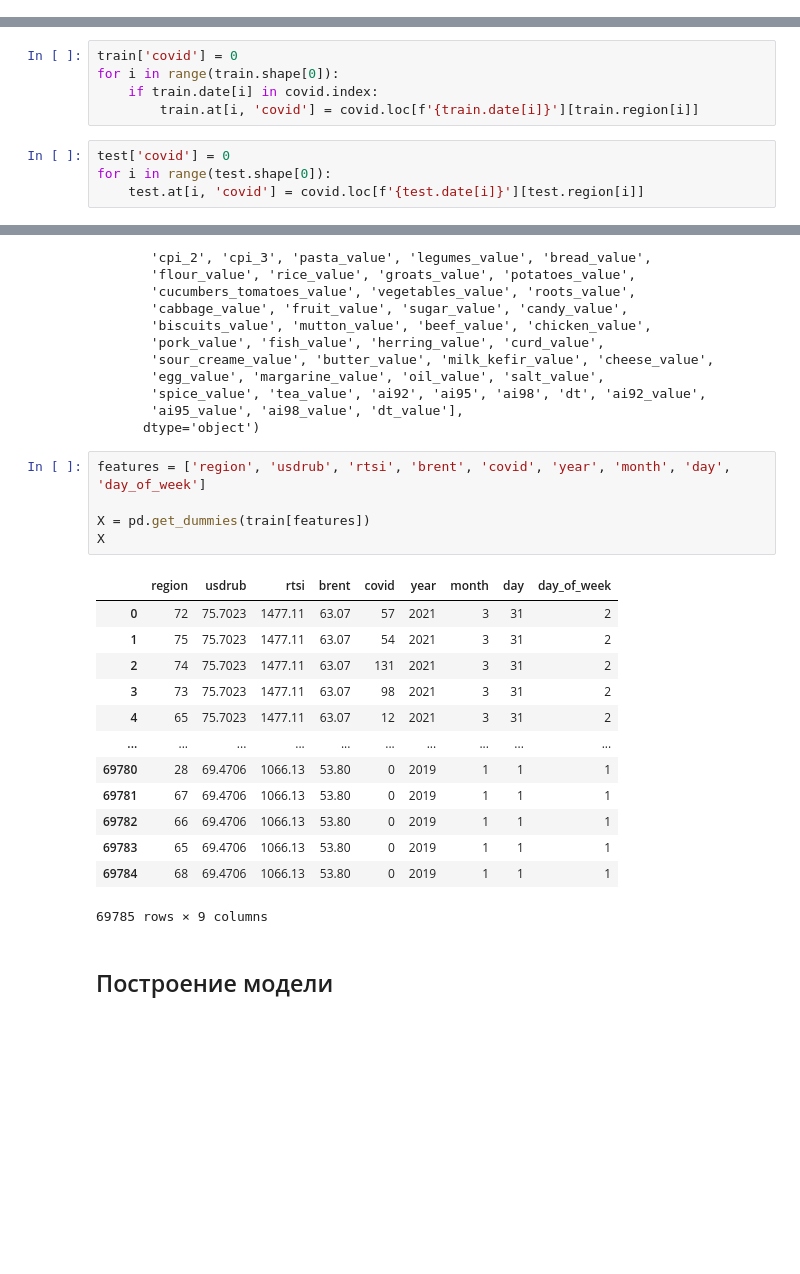
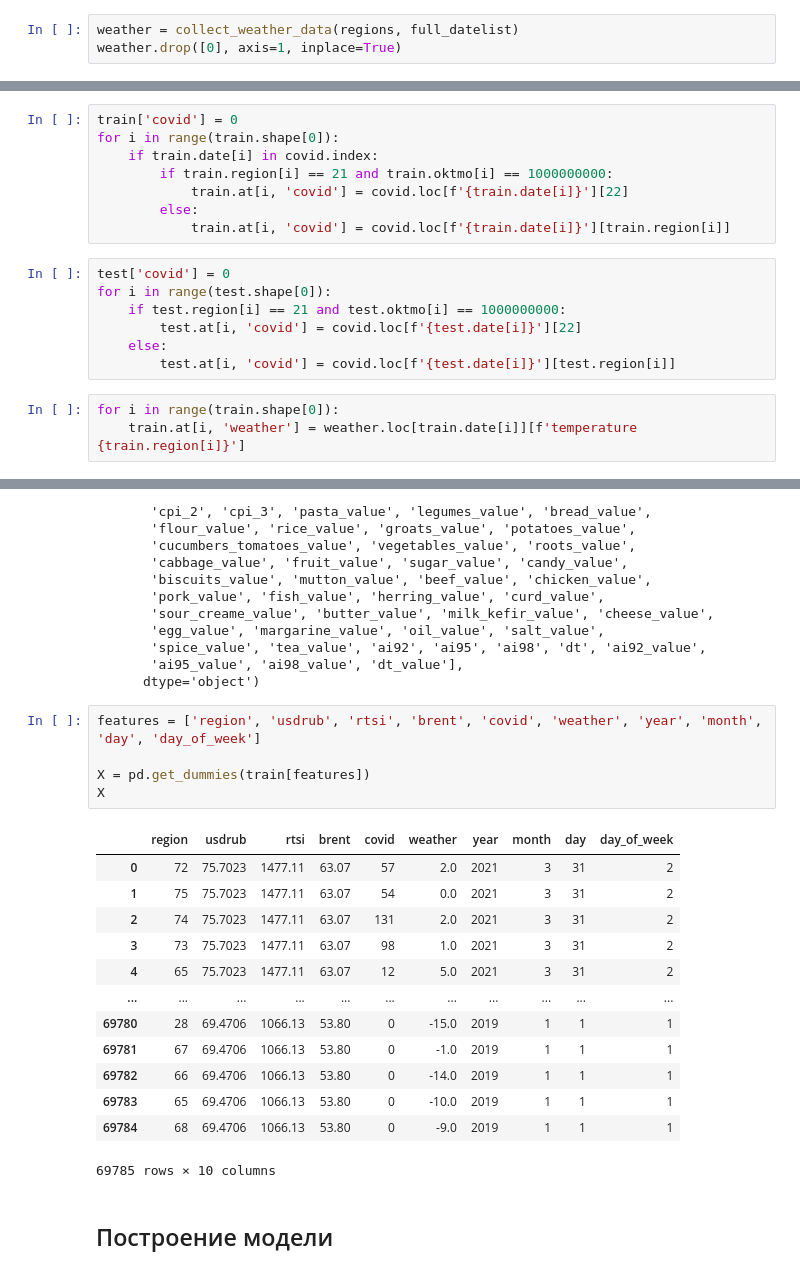
Before and after one commit to grigoriizharkov/All-Cups, a Jupyter notebook: task1/Average prices.ipynb, the cells around one changed output, grey strips where cells are left out. Drawn from its saved outputs; the diff is of its cells as text; blank space fills up the shorter version.

Commit message:
Added info about weather

```diff
--- a/task1/Average prices.ipynb
+++ b/task1/Average prices.ipynb
@@ -728,0 +772,3 @@ covid
+# %%
+weather = collect_weather_data(regions, full_datelist)
+weather.drop([0], axis=1, inplace=True)
@@ -748,8 +828,17 @@ for i in range(test.shape[0]):
 train['covid'] = 0
 for i in range(train.shape[0]):
     if train.date[i] in covid.index:
-        train.at[i, 'covid'] = covid.loc[f'{train.date[i]}'][train.region[i]]
+        if train.region[i] == 21 and train.oktmo[i] == 1000000000:
+            train.at[i, 'covid'] = covid.loc[f'{train.date[i]}'][22]
+        else:
+            train.at[i, 'covid'] = covid.loc[f'{train.date[i]}'][train.region[i]]
 # %%
 test['covid'] = 0
 for i in range(test.shape[0]):
-    test.at[i, 'covid'] = covid.loc[f'{test.date[i]}'][test.region[i]]
+    if test.region[i] == 21 and test.oktmo[i] == 1000000000:
+        test.at[i, 'covid'] = covid.loc[f'{test.date[i]}'][22]
+    else:
+        test.at[i, 'covid'] = covid.loc[f'{test.date[i]}'][test.region[i]]
+# %%
+for i in range(train.shape[0]):
+    train.at[i, 'weather'] = weather.loc[train.date[i]][f'temperature {train.region[i]}']
@@ -778,24 +870,24 @@ Index(['pasta', 'legumes', 'bread', 'flour', 'rice', 'groats', 'potatoes',
        'ai95_value', 'ai98_value', 'dt_value'],
       dtype='object')
 # %%
-features = ['region', 'usdrub', 'rtsi', 'brent', 'covid', 'year', 'month', 'day', 'day_of_week']
+features = ['region', 'usdrub', 'rtsi', 'brent', 'covid', 'weather', 'year', 'month', 'day', 'day_of_week']
 
 X = pd.get_dummies(train[features])
 X
 # %% [output]
-|  | region | usdrub | rtsi | brent | covid | year | month | day | day_of_week |
-| 0 | 72 | 75.7023 | 1477.11 | 63.07 | 57 | 2021 | 3 | 31 | 2 |
-| 1 | 75 | 75.7023 | 1477.11 | 63.07 | 54 | 2021 | 3 | 31 | 2 |
-| 2 | 74 | 75.7023 | 1477.11 | 63.07 | 131 | 2021 | 3 | 31 | 2 |
-| 3 | 73 | 75.7023 | 1477.11 | 63.07 | 98 | 2021 | 3 | 31 | 2 |
-| 4 | 65 | 75.7023 | 1477.11 | 63.07 | 12 | 2021 | 3 | 31 | 2 |
-| ... | ... | ... | ... | ... | ... | ... | ... | ... | ... |
-| 69780 | 28 | 69.4706 | 1066.13 | 53.80 | 0 | 2019 | 1 | 1 | 1 |
-| 69781 | 67 | 69.4706 | 1066.13 | 53.80 | 0 | 2019 | 1 | 1 | 1 |
-| 69782 | 66 | 69.4706 | 1066.13 | 53.80 | 0 | 2019 | 1 | 1 | 1 |
-| 69783 | 65 | 69.4706 | 1066.13 | 53.80 | 0 | 2019 | 1 | 1 | 1 |
-| 69784 | 68 | 69.4706 | 1066.13 | 53.80 | 0 | 2019 | 1 | 1 | 1 |
+|  | region | usdrub | rtsi | brent | covid | weather | year | month | day | day_of_week |
+| 0 | 72 | 75.7023 | 1477.11 | 63.07 | 57 | 2.0 | 2021 | 3 | 31 | 2 |
+| 1 | 75 | 75.7023 | 1477.11 | 63.07 | 54 | 0.0 | 2021 | 3 | 31 | 2 |
+| 2 | 74 | 75.7023 | 1477.11 | 63.07 | 131 | 2.0 | 2021 | 3 | 31 | 2 |
+| 3 | 73 | 75.7023 | 1477.11 | 63.07 | 98 | 1.0 | 2021 | 3 | 31 | 2 |
+| 4 | 65 | 75.7023 | 1477.11 | 63.07 | 12 | 5.0 | 2021 | 3 | 31 | 2 |
+| ... | ... | ... | ... | ... | ... | ... | ... | ... | ... | ... |
+| 69780 | 28 | 69.4706 | 1066.13 | 53.80 | 0 | -15.0 | 2019 | 1 | 1 | 1 |
+| 69781 | 67 | 69.4706 | 1066.13 | 53.80 | 0 | -1.0 | 2019 | 1 | 1 | 1 |
+| 69782 | 66 | 69.4706 | 1066.13 | 53.80 | 0 | -14.0 | 2019 | 1 | 1 | 1 |
+| 69783 | 65 | 69.4706 | 1066.13 | 53.80 | 0 | -10.0 | 2019 | 1 | 1 | 1 |
+| 69784 | 68 | 69.4706 | 1066.13 | 53.80 | 0 | -9.0 | 2019 | 1 | 1 | 1 |
-69785 rows × 9 columns
+69785 rows × 10 columns
 # %% [markdown]
 ## Построение модели
 # %%
```
Also changed, not shown: parts of 43 cells of this notebook.
